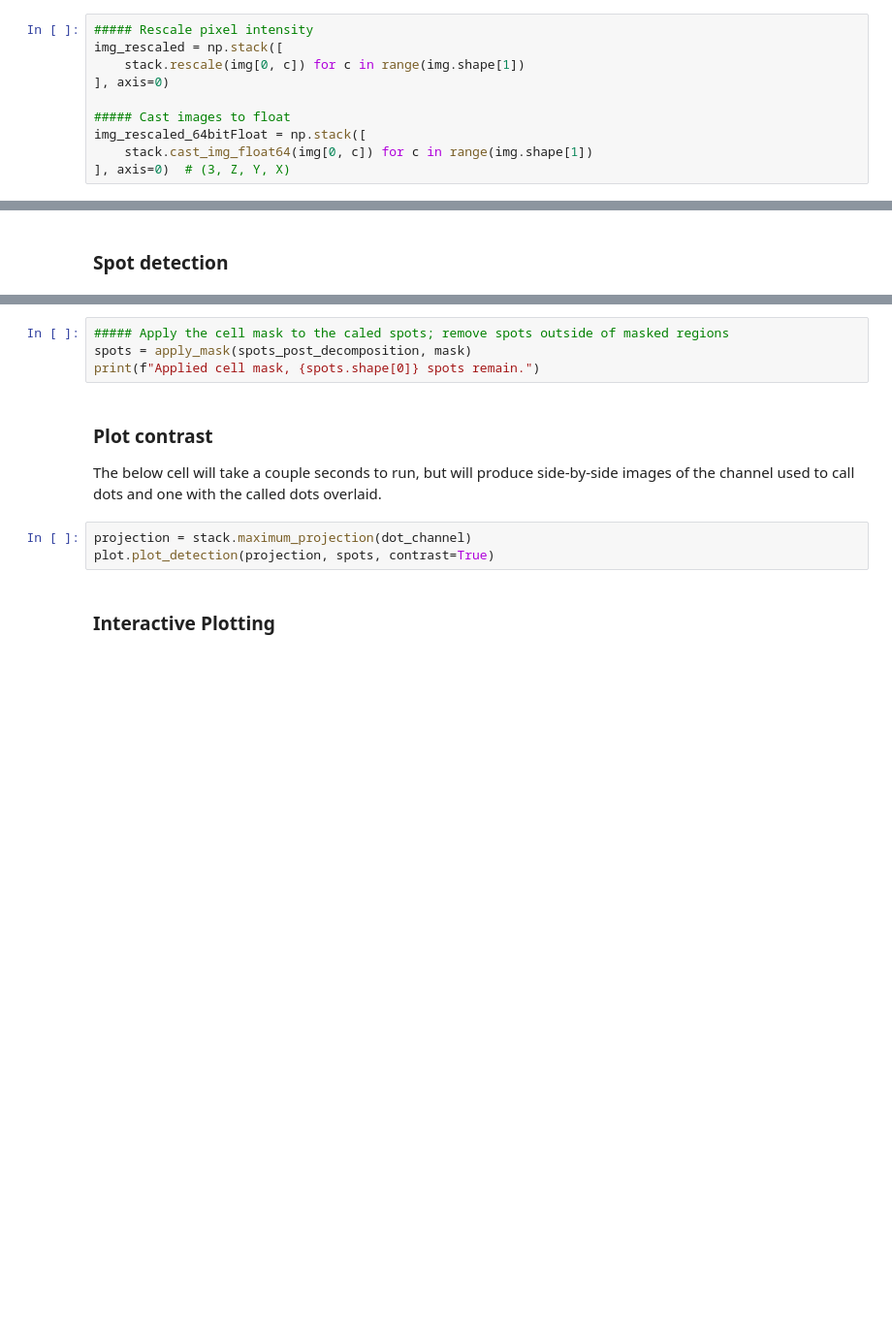
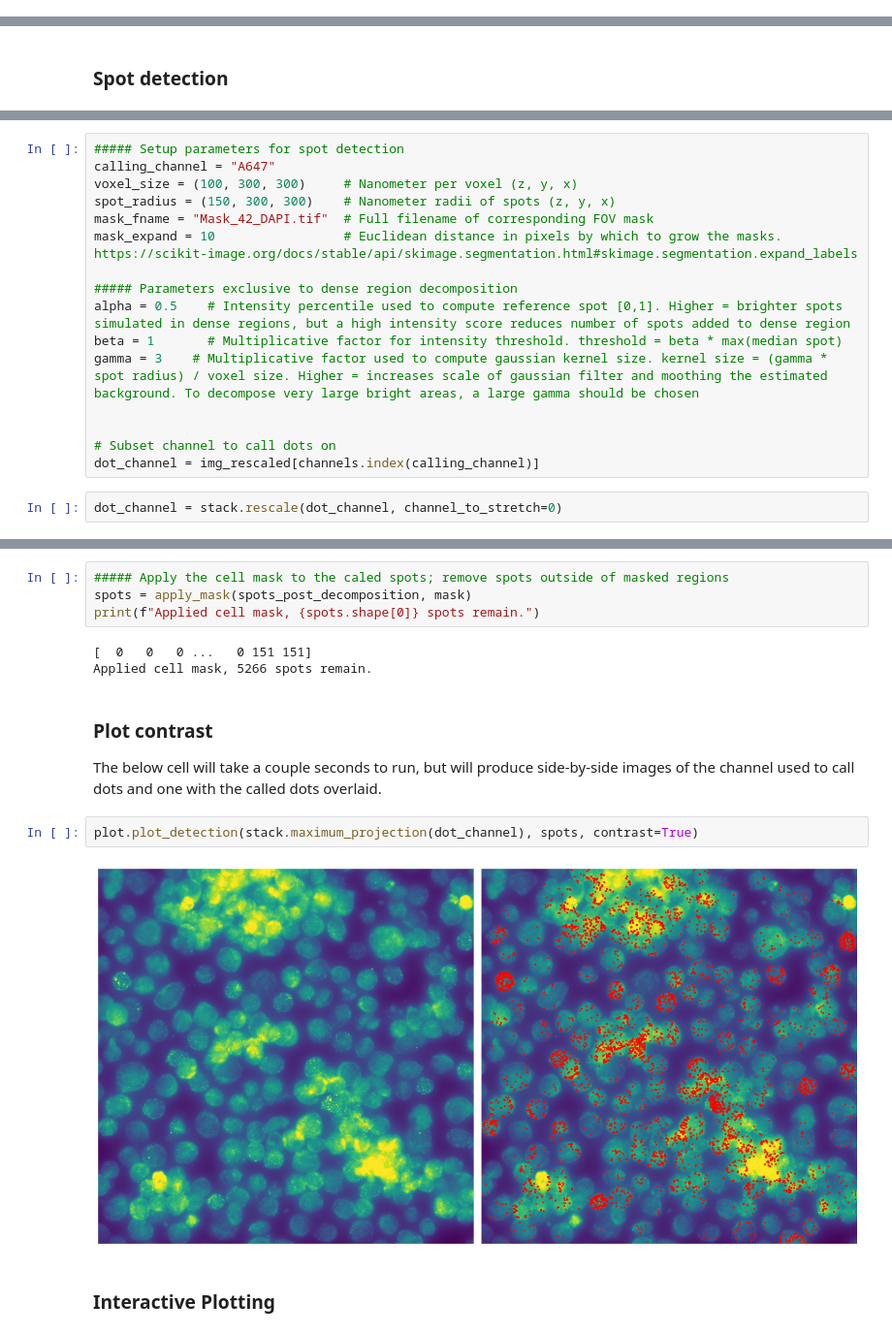
Before and after one commit to Nuwah12/CodeWorkbench, a Jupyter notebook: imaging/FISH/bigFish_spotDetection_stepByStep.ipynb, the cells around one changed output, grey strips where cells are left out. Shown at 97% size. Saved outputs shown, nothing was run; the diff lists cells and outputs as text; blank space fills up the shorter version.

```diff
--- a/imaging/FISH/bigFish_spotDetection_stepByStep.ipynb
+++ b/imaging/FISH/bigFish_spotDetection_stepByStep.ipynb
@@ -72,10 +75,0 @@ print(f"Image shape: {img.shape}")
-# %%
-##### Rescale pixel intensity
-img_rescaled = np.stack([
-    stack.rescale(img[0, c]) for c in range(img.shape[1])
-], axis=0)
-
-##### Cast images to float
-img_rescaled_64bitFloat = np.stack([
-    stack.cast_img_float64(img[0, c]) for c in range(img.shape[1])
-], axis=0)  # (3, Z, Y, X)
@@ -129,0 +87,18 @@ spots_post_decomposition, dense_regions, reference_spot = detection.decompose_de
+# %%
+##### Setup parameters for spot detection
+calling_channel = "A647"
+voxel_size = (100, 300, 300)     # Nanometer per voxel (z, y, x)
+spot_radius = (150, 300, 300)    # Nanometer radii of spots (z, y, x)
+mask_fname = "Mask_42_DAPI.tif"  # Full filename of corresponding FOV mask
+mask_expand = 10                 # Euclidean distance in pixels by which to grow the masks. https://scikit-image.org/docs/stable/api/skimage.segmentation.html#skimage.segmentation.expand_labels
+
+##### Parameters exclusive to dense region decomposition
+alpha = 0.5    # Intensity percentile used to compute reference spot [0,1]. Higher = brighter spots simulated in dense regions, but a high intensity score reduces number of spots added to dense region
+beta = 1       # Multiplicative factor for intensity threshold. threshold = beta * max(median spot)
+gamma = 3    # Multiplicative factor used to compute gaussian kernel size. kernel size = (gamma * spot radius) / voxel size. Higher = increases scale of gaussian filter and moothing the estimated background. To decompose very large bright areas, a large gamma should be chosen
+
+
+# Subset channel to call dots on
+dot_channel = img_rescaled[channels.index(calling_channel)]
+# %%
+dot_channel = stack.rescale(dot_channel, channel_to_stretch=0)
@@ -131,12 +139,16 @@ spots_post_decomposition, dense_regions, reference_spot = detection.decompose_de
 ##### Apply the cell mask to the caled spots; remove spots outside of masked regions
 spots = apply_mask(spots_post_decomposition, mask)
 print(f"Applied cell mask, {spots.shape[0]} spots remain.")
+# %% [output]
+[  0   0   0 ...   0 151 151]
+Applied cell mask, 5266 spots remain.
 # %% [markdown]
 ### Plot contrast
 The below cell will take a couple seconds to run, but will produce side-by-side images of the channel used to call dots and one with the called dots overlaid.
-# %%
-projection = stack.maximum_projection(dot_channel)
-plot.plot_detection(projection, spots, contrast=True)
+# %%
+plot.plot_detection(stack.maximum_projection(dot_channel), spots, contrast=True)
+# %% [output]
+[figure, added]
 # %% [markdown]
 ### Interactive Plotting
 # %%
```
Also changed, not shown: parts of 14 cells of this notebook.
